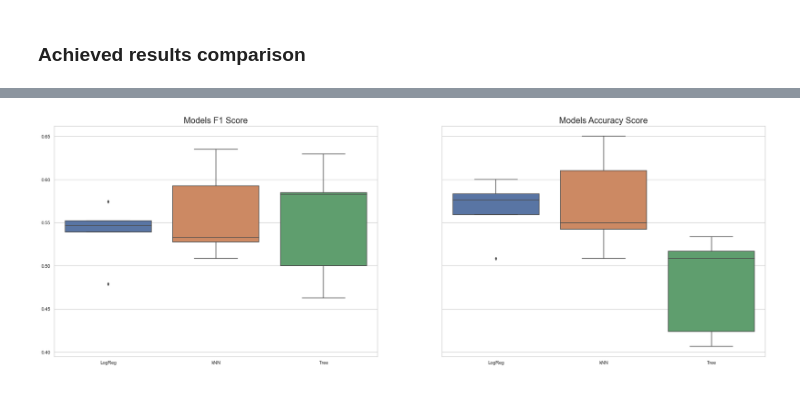
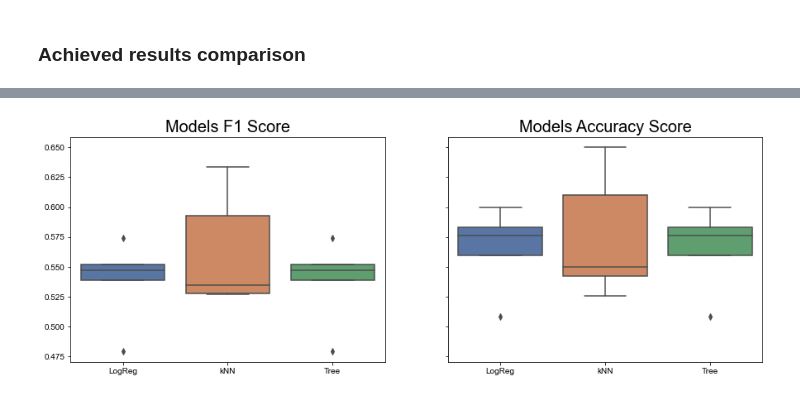
Before and after one commit to mvtap/ML, a Jupyter notebook: Project_final.ipynb, the cells around one changed output, grey strips where cells are left out. Cells and saved outputs as stored; diff of their text form; code cells hidden in the pictures.

```diff
--- a/Project_final.ipynb
+++ b/Project_final.ipynb
@@ -317,0 +315,5 @@ weighted avg      0.537     0.566     0.541       297
+# %%
+modelLR = LogReg()
+modelLR.fit(X_train, Y_train)
+f1score_LogReg, accscore_LogReg = [], []
+f1score_LogReg, accscore_LogReg = StratKFW(modelLR, 5, X_train, Y_train, X_test, Y_test)
@@ -379,0 +346,2 @@ weighted avg      0.567     0.572     0.564       297
+# %%
+k_best = valid_curve(modelkNN, X_train, Y_train, 6, 'accuracy')
@@ -379,0 +362,5 @@ weighted avg      0.567     0.572     0.564       297
+# %%
+modelknn = kNN(n_neighbors=k_best)
+modelknn.fit(X_train, Y_train)
+f1score_knn, accscore_knn = [], []
+f1score_knn, accscore_knn = StratKFW(modelknn, 5, X_train, Y_train, X_test, Y_test)
@@ -473,0 +452,3 @@ weighted avg      0.542     0.566     0.551       297
+# %%
+modeltree = tree_grid
+f1score_tree, accscore_tree = StratKFW(modelLR, 5, X_train, Y_train, X_test, Y_test)
@@ -478,7 +483,7 @@ weighted avg      0.542     0.566     0.551       297
 stats_f1,pvalue_f1 = stats.f_oneway(f1score_LogReg, f1score_knn, f1score_tree)
 stats_acc, pvalue_acc = stats.f_oneway(accscore_LogReg, accscore_knn, accscore_tree)
 # %%
-fig, ax = plt.subplots(nrows=1, ncols=2, figsize=(20, 8), sharey=True)
+fig, ax = plt.subplots(nrows=1, ncols=2, figsize=(15, 5), sharey=True)
 sns.set_theme(style="whitegrid")
 ax[0].set_title('Models F1 Score', fontsize = 20)
 ax[1].set_title('Models Accuracy Score', fontsize = 20)
@@ -488 +497 @@ sns.boxplot(y=accscore_LogReg + accscore_knn + accscore_tree, x=['LogReg']*5+['k
-[figure, old version]
+[figure, new version]
```
Also changed, not shown: parts of 34 cells of this notebook, 1 other file.
